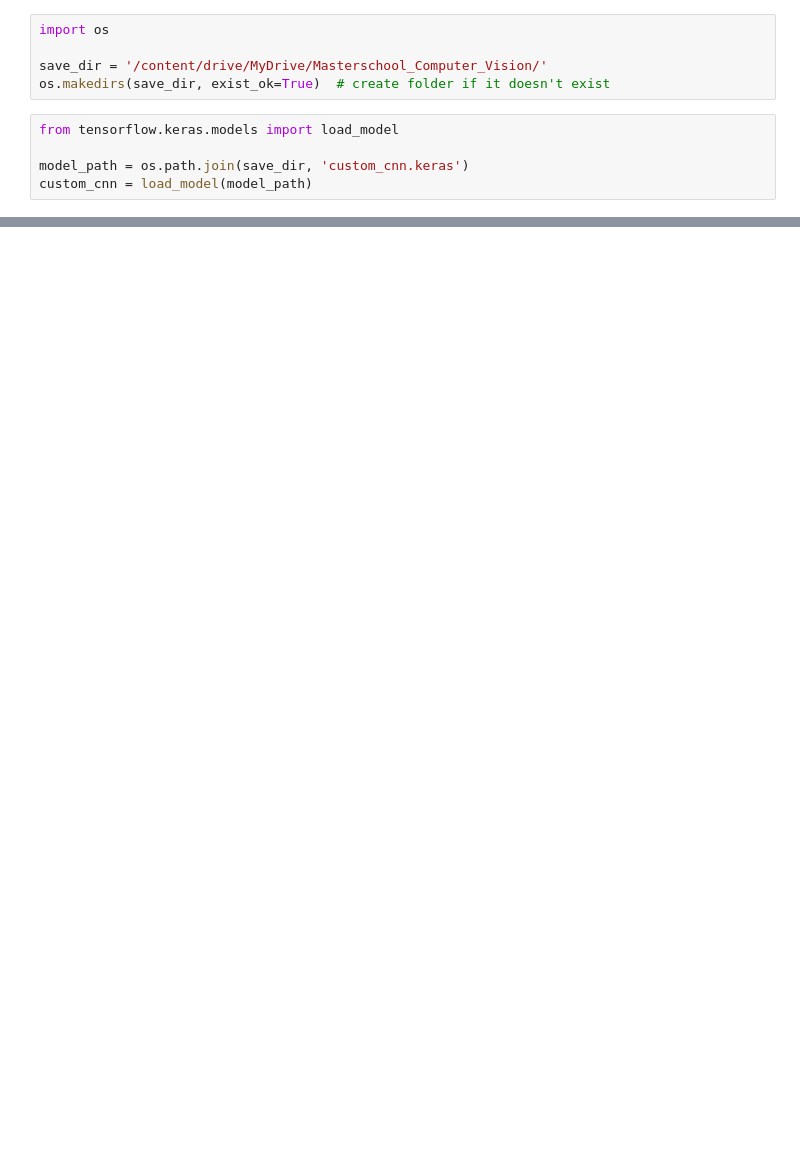
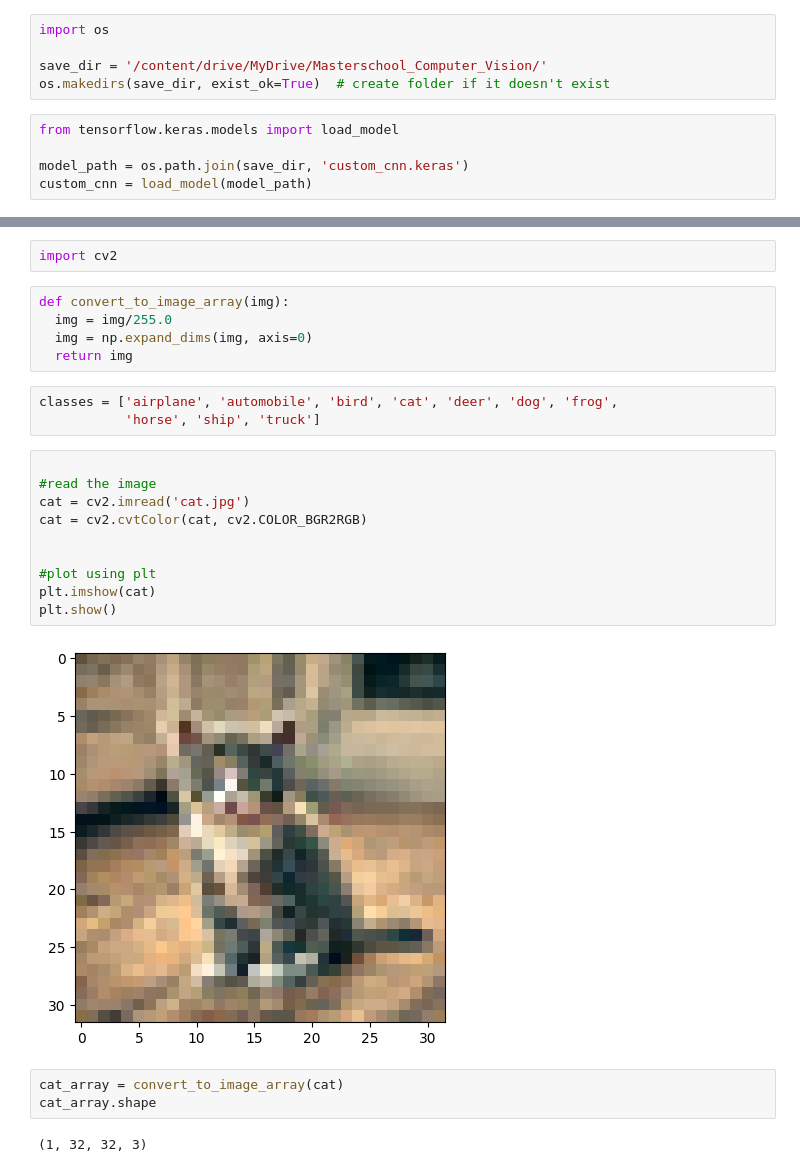
Before and after one commit to JericCantos/CIFAR10-CNN-TransferLearning, a Jupyter notebook: notebooks/CIFAR_10_Image_Classification.ipynb, the cells around one changed output, grey strips where cells are left out. Cells and saved outputs as stored; diff of their text form; blank space fills up the shorter version.

```diff
--- a/notebooks/CIFAR_10_Image_Classification.ipynb
+++ b/notebooks/CIFAR_10_Image_Classification.ipynb
@@ -668,0 +710,27 @@ custom_cnn = load_model(model_path)
+# %%
+import cv2
+# %%
+def convert_to_image_array(img):
+  img = img/255.0
+  img = np.expand_dims(img, axis=0)
+  return img
+# %%
+classes = ['airplane', 'automobile', 'bird', 'cat', 'deer', 'dog', 'frog',
+           'horse', 'ship', 'truck']
+# %%
+
+#read the image
+cat = cv2.imread('cat.jpg')
+cat = cv2.cvtColor(cat, cv2.COLOR_BGR2RGB)
+
+
+#plot using plt
+plt.imshow(cat)
+plt.show()
+# %% [output]
+[figure, added]
+# %%
+cat_array = convert_to_image_array(cat)
+cat_array.shape
+# %% [output]
+(1, 32, 32, 3)
```
Also changed, not shown: parts of 22 cells of this notebook.
